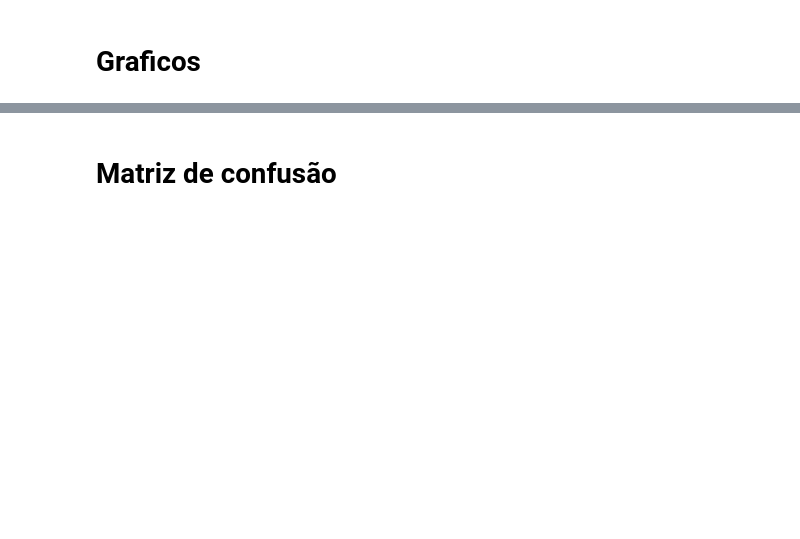
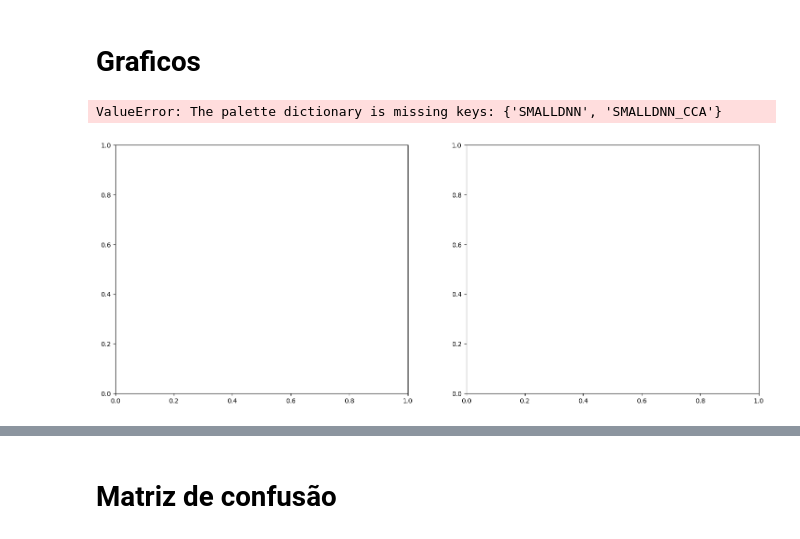
Before and after one commit to machinelatto/ssvep-bci-nn, a Jupyter notebook: cross-subject/notebooks/results_full.ipynb, the cells around one changed output, grey strips where cells are left out. Cells and saved outputs as stored; diff of their text form; code cells hidden in the pictures; blank space fills up the shorter version.

```diff
--- a/cross-subject/notebooks/results_full.ipynb
+++ b/cross-subject/notebooks/results_full.ipynb
@@ -10,11 +7,11 @@ from pathlib import Path
 # ACC ITR p-values
 # %%
 experiments = [
-    exp.name for exp in Path(".").iterdir() if exp.is_dir() and "full_dataset" in exp.name
+        exp.name for exp in Path("../10_8_optimized/").iterdir() if exp.is_dir()
 ]
 df_list = []
 for experiment in experiments:
-    exp_path = Path(experiment)
+    exp_path = Path("../10_8_optimized/").joinpath(experiment)
     for setup in exp_path.iterdir():
         if setup.is_dir():
             print(f"Experiment: {experiment}, Setup: {setup.name}")
@@ -251,12 +348,14 @@ sns.set_theme(style="white")
 
 # Custom color palette for paired experiments
 custom_palette = {
-    "CCA_full_dataset": "#156b00",  # Dark green
-    "CCA_no_train_eegnet_full_dataset": "#6baed6",  # Light blue
-    "CCA_trainable_eegnet_full_dataset": "#0854a6",  # Very dark blue (similar to dnn)
-    "EEGNet_full_dataset": "#ff9a56",  # Light orange
-    "dnn_full_dataset": "#2c3e50",  # Dark gray (similar to dnn)
-    # "CCA_eegnet": "#d35400",  # Dark orange (similar to eegnet)
+    "CCA": "#156b00",
+    "CCA_EEGNET_8_2": "#6baed6",
+    "pre-CCA_eegnet_original": "#0020d3",
+    "EEGNET_8_2": "#a66708",
+    "pre-eegnet": "#8d3800",
+    "CCA_DNN": "#56ff97",
+    "CCA_dnn_8_10": "#347a0b",
+    "DNN": "#ff7b00",
 }
 
 results_means_copy = results_means.copy()
@@ -418,30 +517,33 @@ ax2.grid(axis="y", alpha=0.3, linestyle="--")
 
 # Add text box explaining symbols (p-values legend)
 textstr = (
     "◆ CCA_dnn vs dnn\n■ CCA_eegnet vs eegnet\n*p < 0.05, **p < 0.01, ***p < 0.001"
 )
 props = dict(boxstyle="round", facecolor="wheat", alpha=0.8)
 fig.text(
     0.5,
     0.02,
     textstr,
     ha="center",
     fontsize=11,
     bbox=props,
     family="monospace",
 )
 
 # Overall figure adjustments
 plt.tight_layout()
 plt.subplots_adjust(bottom=0.15)  # Make room for the legend box
 
 # Show the plot
 plt.show()
 
 # Optional: Save the figure
 fig.savefig(
     "accuracy_itr_comparison.png",
     dpi=300,
     bbox_inches="tight",
     facecolor="white",
 )
+# %% [output]
+ValueError: The palette dictionary is missing keys: {'SMALLDNN', 'SMALLDNN_CCA'}
+[figure, added]
```
Also changed, not shown: parts of 11 cells of this notebook, 20 other files.
